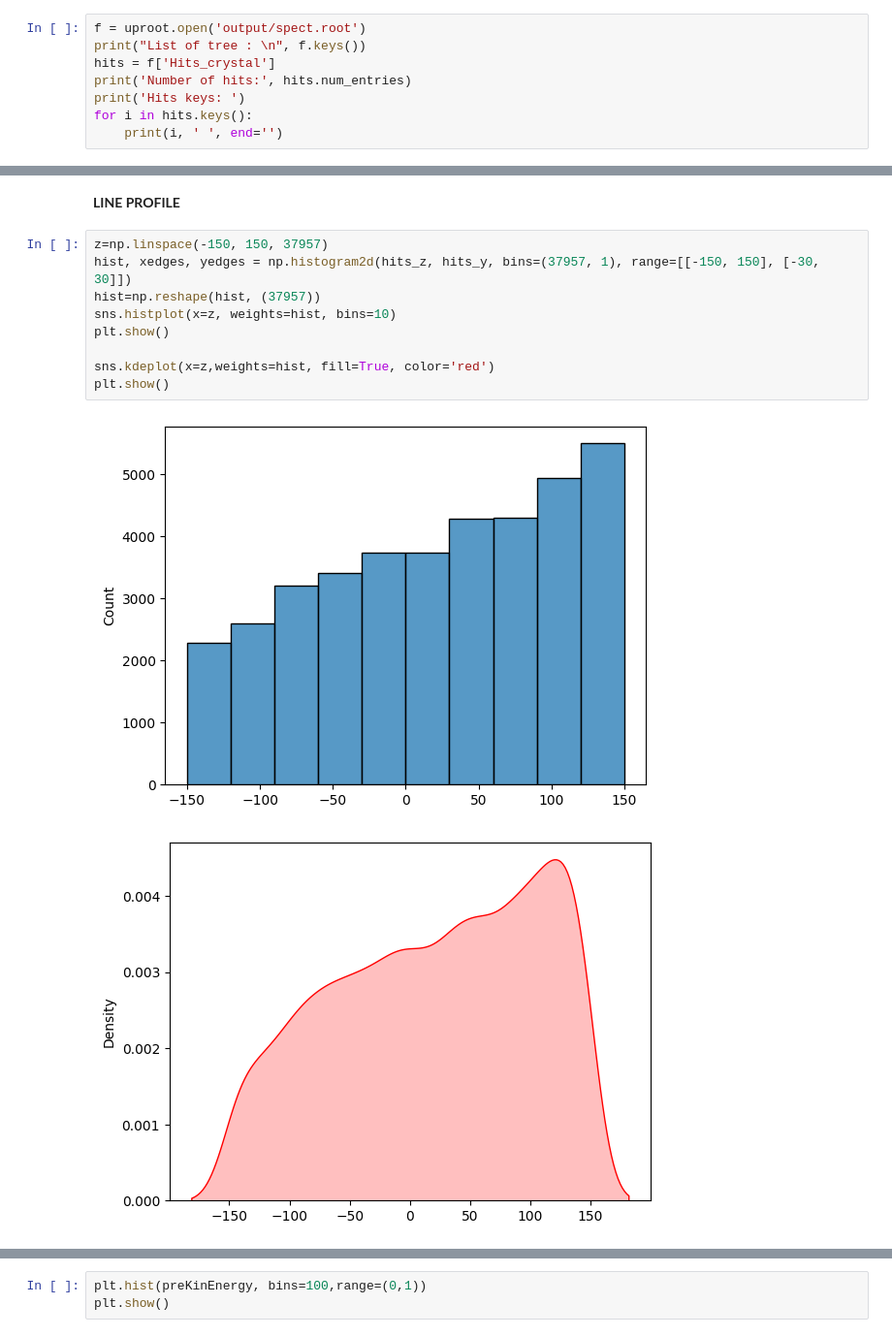
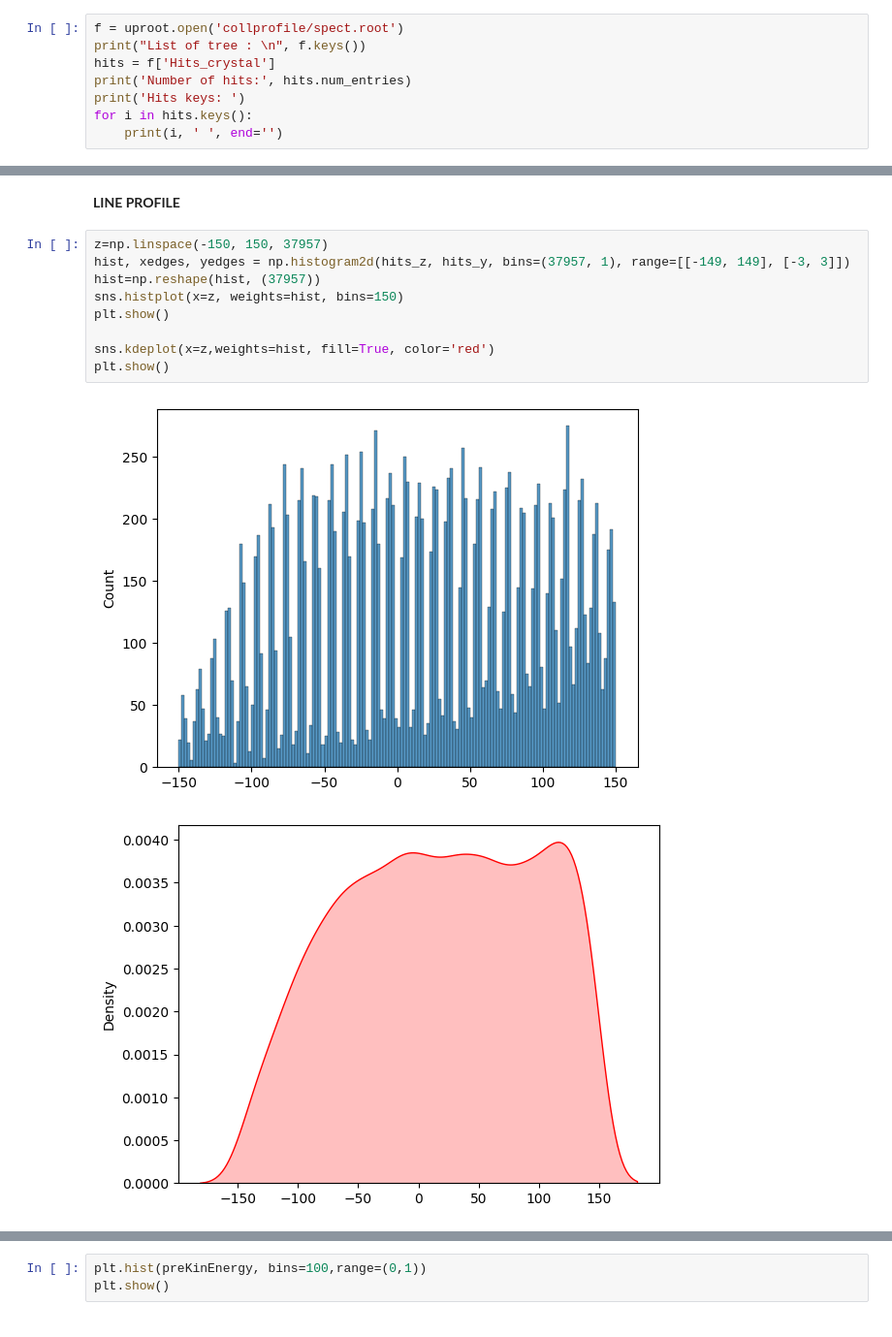
Before and after one commit to francescouni0/VHEE_monitor, a Jupyter notebook: analysis.ipynb, the cells around one changed output, grey strips where cells are left out. Shown at 97% size. Cells and saved outputs as stored; diff of their text form.

```diff
--- a/analysis.ipynb
+++ b/analysis.ipynb
@@ -173,7 +173,7 @@ ax3.legend(loc='upper left')
 # %% [markdown]
 **HITS ANALYSIS**
 # %%
-f = uproot.open('output/spect.root')
+f = uproot.open('collprofile/spect.root')
 print("List of tree : \n", f.keys())
 hits = f['Hits_crystal']
 print('Number of hits:', hits.num_entries)
@@ -210,13 +209,13 @@ plt.show()
 **LINE PROFILE**
 # %%
 z=np.linspace(-150, 150, 37957)
-hist, xedges, yedges = np.histogram2d(hits_z, hits_y, bins=(37957, 1), range=[[-150, 150], [-30, 30]])
+hist, xedges, yedges = np.histogram2d(hits_z, hits_y, bins=(37957, 1), range=[[-149, 149], [-3, 3]])
 hist=np.reshape(hist, (37957))
-sns.histplot(x=z, weights=hist, bins=10)
+sns.histplot(x=z, weights=hist, bins=150)
 plt.show()
 
 sns.kdeplot(x=z,weights=hist, fill=True, color='red')
 plt.show()
 # %% [output]
-[figure, old version]
+[figure, new version]
-[figure, old version]
+[figure, new version]
```
Also changed, not shown: parts of 7 cells of this notebook, 2 other files.
